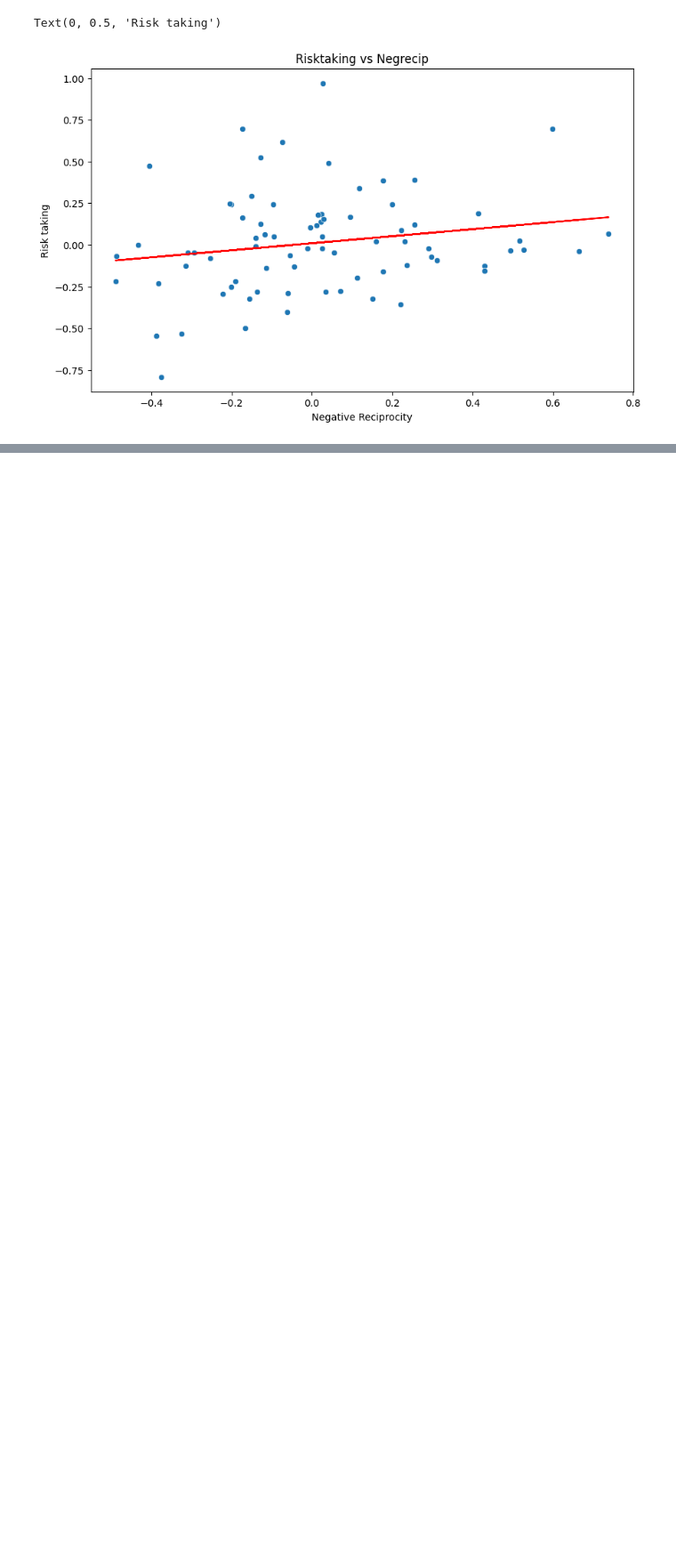
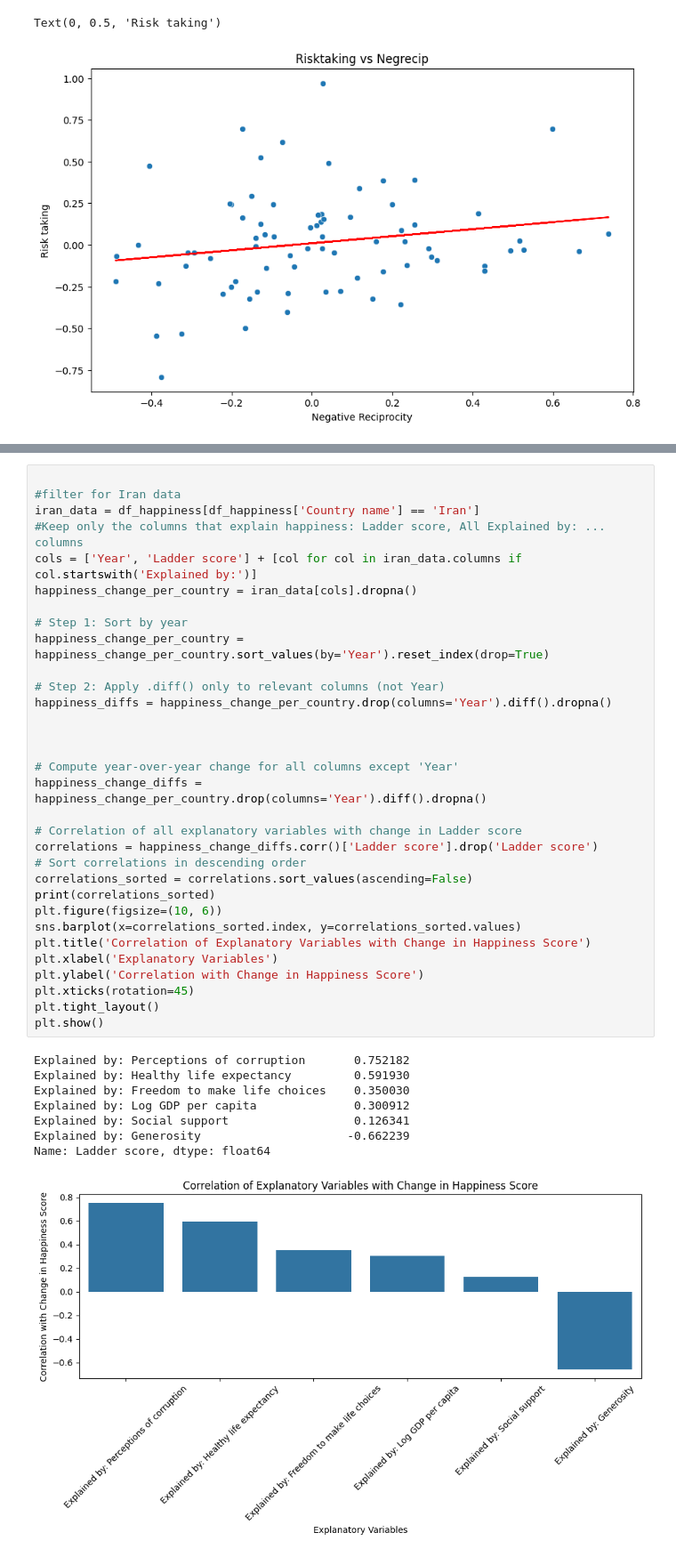
Before and after one commit to Ramin1989/Gallup_data_analysis, a Jupyter notebook: main.ipynb, the cells around one changed output, grey strips where cells are left out. Shown at 89% size. Drawn from its saved outputs; the diff is of its cells as text; blank space fills up the shorter version.

```diff
--- a/main.ipynb
+++ b/main.ipynb
@@ -129,0 +152,41 @@ LinregressResult(slope=0.21130167575585398, intercept=0.009877230838846346, rval
+# %%
+
+#filter for Iran data
+iran_data = df_happiness[df_happiness['Country name'] == 'Iran']
+#Keep only the columns that explain happiness: Ladder score, All Explained by: ... columns
+cols = ['Year', 'Ladder score'] + [col for col in iran_data.columns if col.startswith('Explained by:')]
+happiness_change_per_country = iran_data[cols].dropna()
+
+# Step 1: Sort by year
+happiness_change_per_country = happiness_change_per_country.sort_values(by='Year').reset_index(drop=True)
+
+# Step 2: Apply .diff() only to relevant columns (not Year)
+happiness_diffs = happiness_change_per_country.drop(columns='Year').diff().dropna()
+
+
+
+# Compute year-over-year change for all columns except 'Year'
+happiness_change_diffs = happiness_change_per_country.drop(columns='Year').diff().dropna()
+
+# Correlation of all explanatory variables with change in Ladder score
+correlations = happiness_change_diffs.corr()['Ladder score'].drop('Ladder score')
+# Sort correlations in descending order
+correlations_sorted = correlations.sort_values(ascending=False)
+print(correlations_sorted)
+plt.figure(figsize=(10, 6))
+sns.barplot(x=correlations_sorted.index, y=correlations_sorted.values)
+plt.title('Correlation of Explanatory Variables with Change in Happiness Score')
+plt.xlabel('Explanatory Variables')
+plt.ylabel('Correlation with Change in Happiness Score')
+plt.xticks(rotation=45)
+plt.tight_layout()
+plt.show()
+# %% [output]
+Explained by: Perceptions of corruption       0.752182
+Explained by: Healthy life expectancy         0.591930
+Explained by: Freedom to make life choices    0.350030
+Explained by: Log GDP per capita              0.300912
+Explained by: Social support                  0.126341
+Explained by: Generosity                     -0.662239
+Name: Ladder score, dtype: float64
+[figure, added]
```
Also changed, not shown: parts of 7 cells of this notebook.
